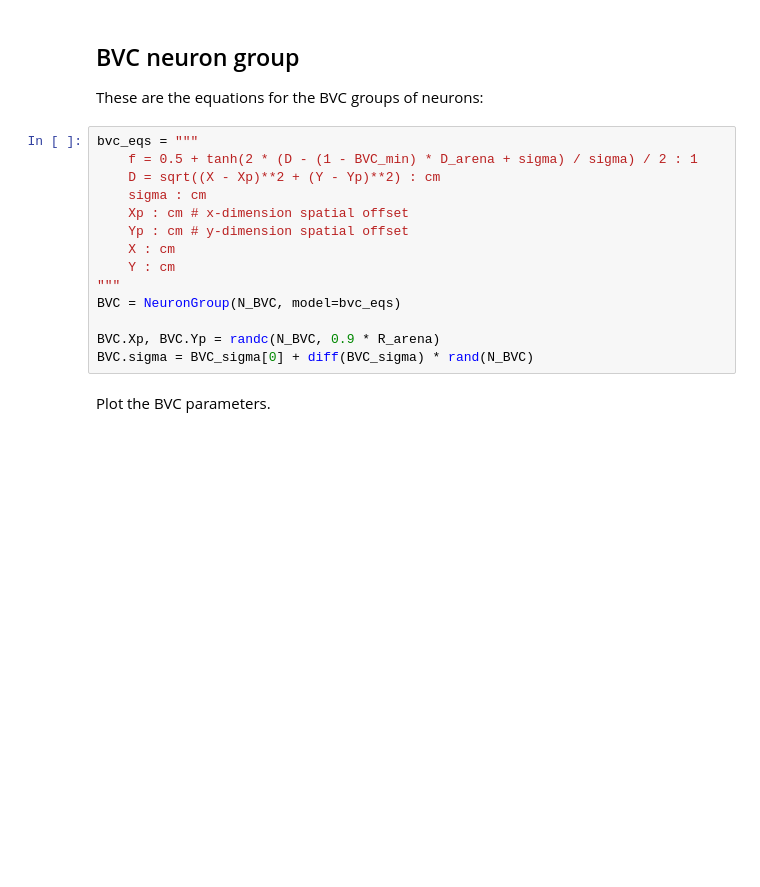
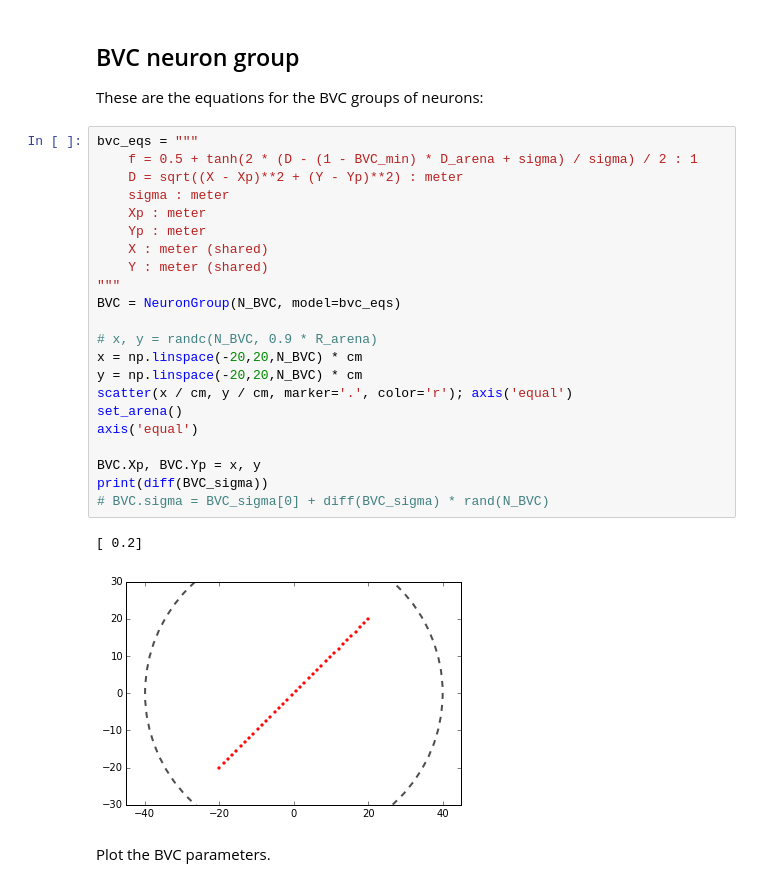
Before and after one commit to jdmonaco/lcomodel, a Jupyter notebook: notebooks/toy/bvc.ipynb, the cells around one changed output. Drawn from its saved outputs; the diff is of its cells as text; blank space fills up the shorter version.

```diff
--- a/notebooks/toy/bvc.ipynb
+++ b/notebooks/toy/bvc.ipynb
@@ -72,17 +77,28 @@ These are the equations for the BVC groups of neurons:
 # %%
 bvc_eqs = """
     f = 0.5 + tanh(2 * (D - (1 - BVC_min) * D_arena + sigma) / sigma) / 2 : 1
-    D = sqrt((X - Xp)**2 + (Y - Yp)**2) : cm
-    sigma : cm
-    Xp : cm # x-dimension spatial offset
-    Yp : cm # y-dimension spatial offset
-    X : cm
-    Y : cm
+    D = sqrt((X - Xp)**2 + (Y - Yp)**2) : meter
+    sigma : meter
+    Xp : meter
+    Yp : meter
+    X : meter (shared)
+    Y : meter (shared)
 """
 BVC = NeuronGroup(N_BVC, model=bvc_eqs)
 
-BVC.Xp, BVC.Yp = randc(N_BVC, 0.9 * R_arena)
-BVC.sigma = BVC_sigma[0] + diff(BVC_sigma) * rand(N_BVC)
+# x, y = randc(N_BVC, 0.9 * R_arena)
+x = np.linspace(-20,20,N_BVC) * cm
+y = np.linspace(-20,20,N_BVC) * cm
+scatter(x / cm, y / cm, marker='.', color='r'); axis('equal')
+set_arena()
+axis('equal')
+
+BVC.Xp, BVC.Yp = x, y
+print(diff(BVC_sigma))
+# BVC.sigma = BVC_sigma[0] + diff(BVC_sigma) * rand(N_BVC)
+# %% [output]
+[ 0.2]
+[figure, added]
 # %% [markdown]
 Plot the BVC parameters.
 # %%
```
Also changed, not shown: parts of 10 cells of this notebook, 4 other files.
